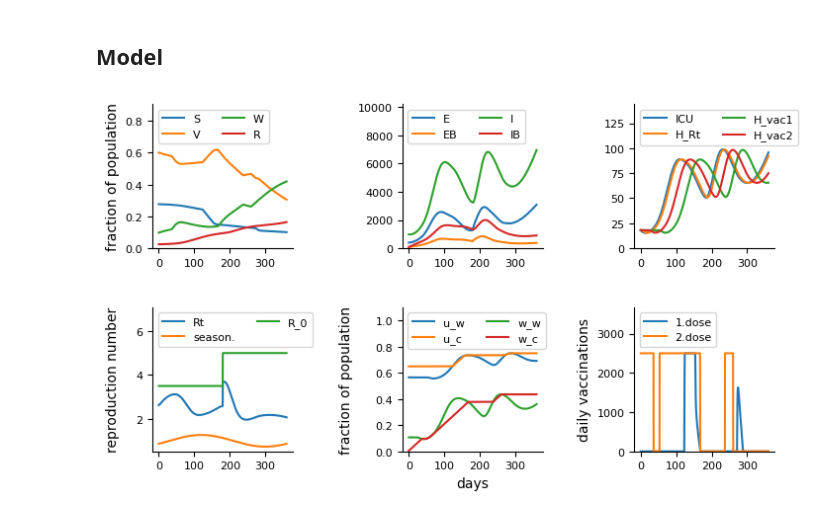
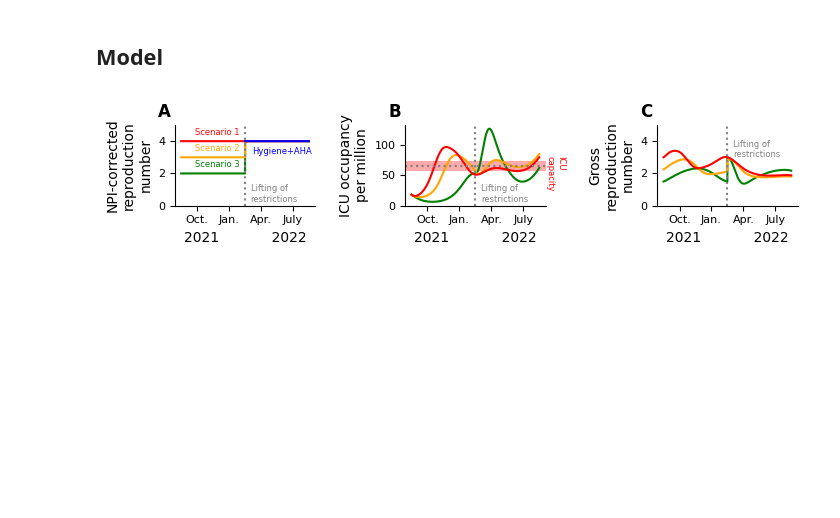
Before and after one commit to Priesemann-Group/covid19_winter_dilemma, a Jupyter notebook: notebooks/model_tests.ipynb, the cells around one changed output. Cells and saved outputs as stored; diff of their text form; code cells hidden in the pictures; blank space fills up the shorter version.

```diff
--- a/notebooks/model_tests.ipynb
+++ b/notebooks/model_tests.ipynb
@@ -63,10 +63,19 @@ params = {
 }
 # %% [markdown]
 ## Model
-# %%
-m = model.Model(**params)
-times, data = m.run()
-# %%
-plotting.overview(m, path="./figures/show.pdf")
-# %% [output]
-[figure, removed]
+# %%
+params_m1 = params.copy()
+params_m2 = params.copy()
+params_m3 = params.copy()
+
+params_m1["Rt_base"] = 2
+params_m2["Rt_base"] = 3
+params_m3["Rt_base"] = 4
+
+m1 = model.Model(**params_m1)
+m2 = model.Model(**params_m2)
+m3 = model.Model(**params_m3)
+# %%
+times, data = m1.run()
+times, data = m2.run()
+times, data = m3.run()
@@ -72,0 +86,57 @@ plotting.overview(m, path="./figures/show.pdf")
+# %%
+#mpl.rcParams['font.sans-serif'] = "Arial"
+fig = plt.figure(figsize=(7, 1.5), constrained_layout=True)
+grid = fig.add_gridspec(ncols=3, nrows=1, wspace=0.1)
+
+ax1 = fig.add_subplot(grid[0])
+ax2 = fig.add_subplot(grid[1], sharex=ax1)
+ax3 = fig.add_subplot(grid[2], sharex=ax1, sharey=ax1)
+
+c = {
+    'low':'green', 'mid':'orange', 'high':'red', 'free':'blue',
+    'line':'gray', 'ICUcap':'#FFAAAA',
+}
+tmp = [c['low'],c['mid'],c['high']]
+for i,m in enumerate([m1,m2,m3]):
+    ax1.plot(m.times, list(map(m.R_0, m.times)), color=tmp[i])
+    ax2.plot(m.times, m.chopped_data()[:,7], color=tmp[i])
+    ax3.plot(m.times, list(map(m.Rt, m.times)), color=tmp[i])
+
+ax1.plot(m1.times[1800:], list(map(m1.R_0, m1.times[1800:])), color=c['free'])
+
+for ax in [ax1,ax2,ax3]:
+    ax.axvline(180, ls=':', color=c['line'])
+    ax.set_xlabel('2021            2022')
+
+ax1.set_ylim(0,5)
+ax2.set_ylim(0,None)
+
+ax1.set_ylabel("NPI-corrected\nreproduction\nnumber")
+ax2.set_ylabel("ICU occupancy\nper million")
+ax3.set_ylabel("Gross\nreproduction\nnumber")
+
+ax1.text(40,2.0+0.4,'Scenario 3', size=6, color=c['low'])
+ax1.text(40,3.0+0.4,'Scenario 2', size=6, color=c['mid'])
+ax1.text(40,4.0+0.4,'Scenario 1', size=6, color=c['high'])
+ax1.text(200,3.2,'Hygiene+AHA', size=6, color=c['free'])
+
+ax1.text(0.54,0.05,'Lifting of\nrestrictions', size=6, color=c['line'], transform=ax1.transAxes)
+ax2.text(0.54,0.05,'Lifting of\nrestrictions', size=6, color=c['line'], transform=ax2.transAxes)
+ax3.text(0.54,0.60,'Lifting of\nrestrictions', size=6, color=c['line'], transform=ax3.transAxes)
+
+ax1.text(-.12,1.1,'A', size=12, weight='bold', color='black', transform=ax1.transAxes)
+ax2.text(-.12,1.1,'B', size=12, weight='bold', color='black', transform=ax2.transAxes)
+ax3.text(-.12,1.1,'C', size=12, weight='bold', color='black', transform=ax3.transAxes)
+
+ax2.axhline(65, ls=':', color=c['line'])
+ax2.axhspan(65-8,65+8, facecolor=c['ICUcap'], edgecolor=None)
+ax2.text(1,0.2,'ICU\ncapacity', size=6, color='red', rotation=-90, transform=ax2.transAxes)
+
+# Jan, Feb, Mar, Apr, May, June, July, Aug, Sept, Oct, Nov, Dec
+xticks = np.arange(45,360,90) # 15th of months
+plt.xticks(xticks,['Oct.','Jan.','Apr.','July'])
+
+plt.show()
+fig.savefig("./figures/paper_fig1.pdf")
+# %% [output]
+[figure, added]
```
Also changed, not shown: parts of 8 cells of this notebook, 1 other file.
